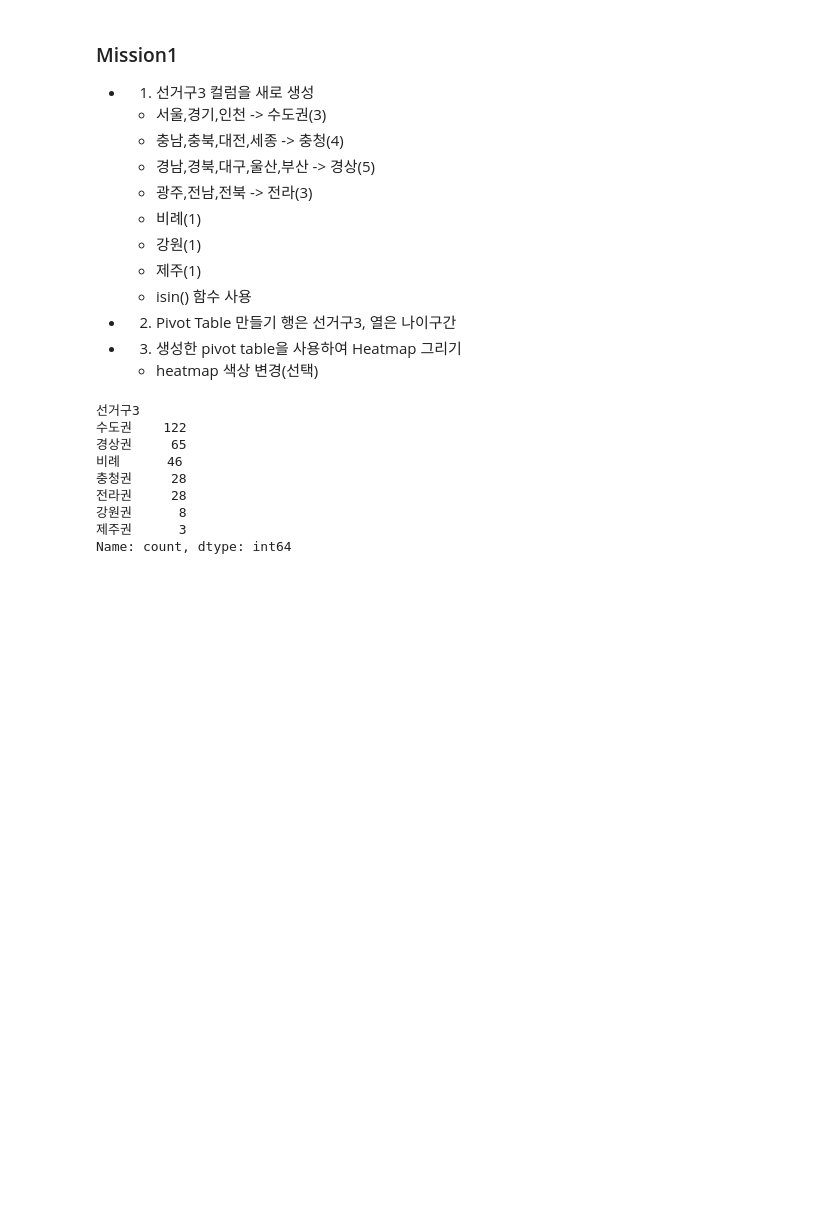
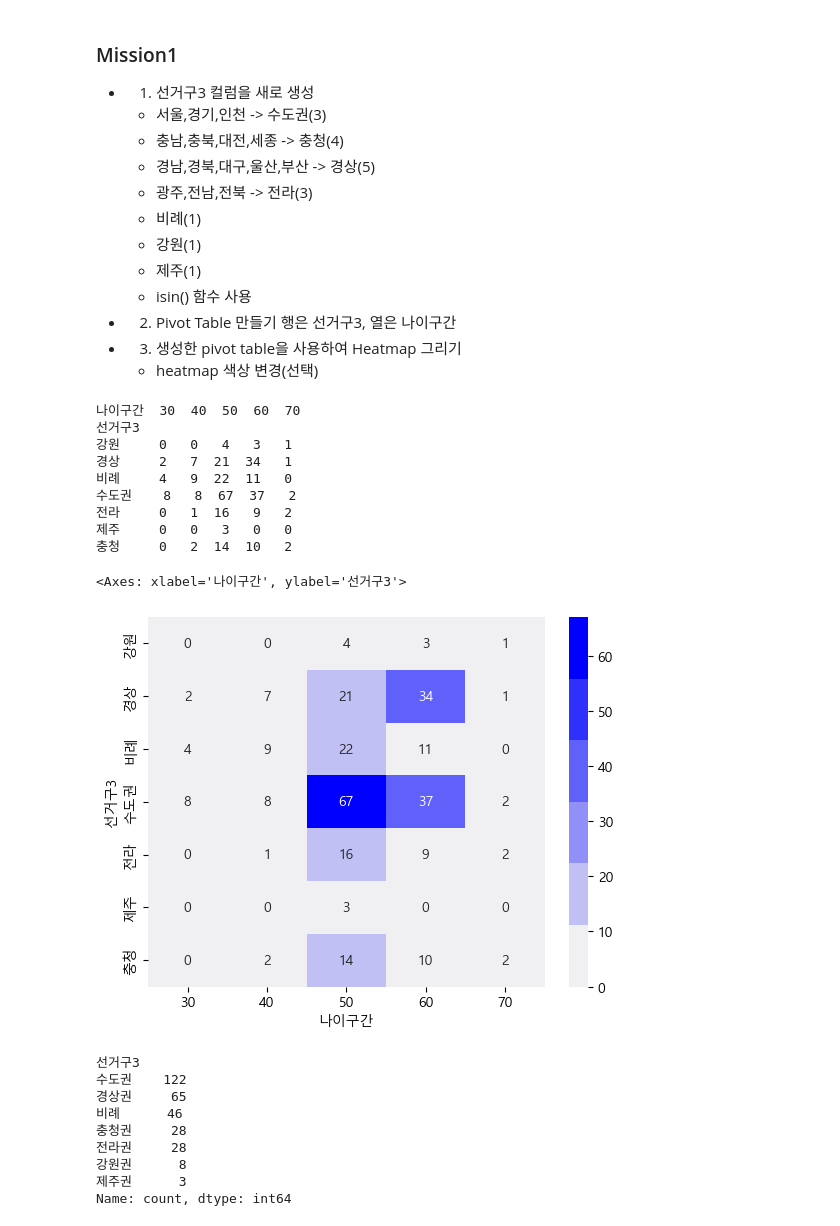
Before and after one commit to DotBlossom/python_web, a Jupyter notebook: 05.국회의원현황-개정판.ipynb, the cells around one changed output. Cells and saved outputs as stored; diff of their text form; code cells hidden in the pictures; blank space fills up the shorter version.

```diff
--- a/05.국회의원현황-개정판.ipynb
+++ b/05.국회의원현황-개정판.ipynb
@@ -839,4 +847,38 @@ member_df.pivot_table(index='선거구2',columns='나이구간', aggfunc='size')
    행은 선거구3, 열은 나이구간
 * 3. 생성한 pivot table을 사용하여  Heatmap 그리기
    * heatmap 색상 변경(선택)
+# %%
+member_df_c1 = member_df.copy()
+a = ['서울', '경기', '인천']
+b = ['충남', '충북', '대전', '세종']
+c = ['경남', '경북', '대구', '울산', '부산']
+d = ['광주', '전남', '전북']
+
+
+member_df_c1.loc[member_df_c1['선거구2'].isin(a), '선거구3'] = '수도권'
+member_df_c1.loc[member_df_c1['선거구2'].isin(b), '선거구3'] = '충청'
+member_df_c1.loc[member_df_c1['선거구2'].isin(c), '선거구3'] = '경상'
+member_df_c1.loc[member_df_c1['선거구2'].isin(d), '선거구3'] = '전라'
+
+member_df_c1.loc[member_df_c1['선거구2'].isin(['비례']), '선거구3'] = '비례'
+member_df_c1.loc[member_df_c1['선거구2'].isin(['강원']), '선거구3'] = '강원'
+member_df_c1.loc[member_df_c1['선거구2'].isin(['제주']), '선거구3'] = '제주'
+
+member_df_c1['선거구3'].value_counts().sum()
+pivot = member_df_c1.pivot_table(index='선거구3', columns='나이구간', aggfunc='size').fillna(0).astype(int)
+print(pivot)
+
+sns.heatmap(pivot, annot=True, fmt='d', cmap=sns.light_palette('blue'))
+# %% [output]
+나이구간  30  40  50  60  70
+선거구3
+강원     0   0   4   3   1
+경상     2   7  21  34   1
+비례     4   9  22  11   0
+수도권    8   8  67  37   2
+전라     0   1  16   9   2
+제주     0   0   3   0   0
+충청     0   2  14  10   2
+<Axes: xlabel='나이구간', ylabel='선거구3'>
+[figure, added]
 # %%
```
Also changed, not shown: parts of 6 cells of this notebook.
